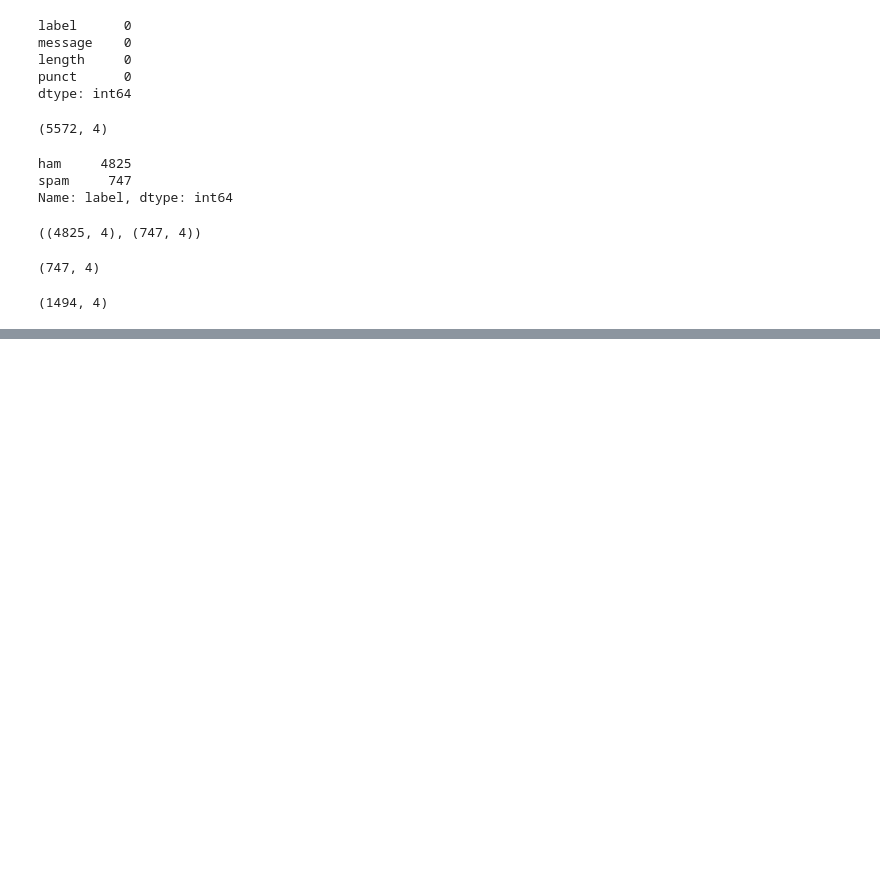
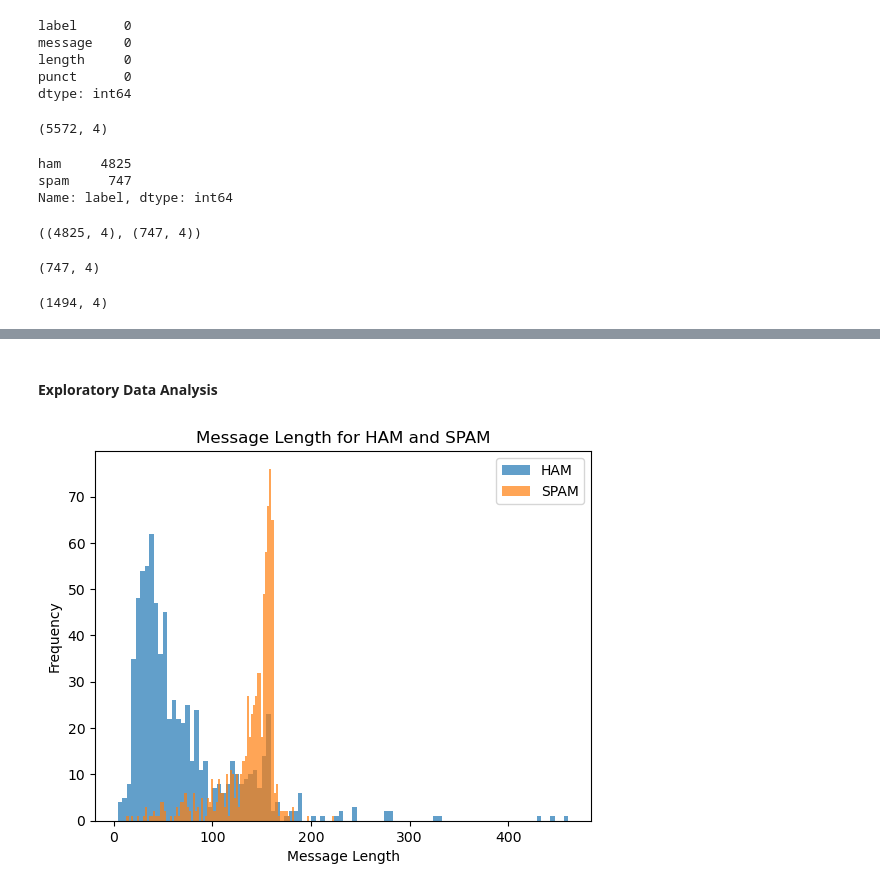
Before and after one commit to mdislammazharul/Email_Spam_Detection, a Jupyter notebook: Email_Spam_Detection.ipynb, the cells around one changed output, grey strips where cells are left out. Saved outputs shown, nothing was run; the diff lists cells and outputs as text; code cells hidden in the pictures; blank space fills up the shorter version.

Commit message:
feat: data visualization done

```diff
--- a/Email_Spam_Detection.ipynb
+++ b/Email_Spam_Detection.ipynb
@@ -71,0 +80,14 @@ data.shape
+# %% [markdown]
+#### Exploratory Data Analysis
+# %%
+# Messages length of more than 180's are highly frequent in SPAM compared to HAM.
+
+plt.hist(ham['length'], bins=100, alpha=0.7, label='HAM')
+plt.hist(spam['length'], bins=100, alpha=0.7, label='SPAM')
+plt.title('Message Length for HAM and SPAM')
+plt.xlabel('Message Length')
+plt.ylabel('Frequency')
+plt.legend()
+plt.show()
+# %% [output]
+[figure, added]
```
Also changed, not shown: parts of 3 cells of this notebook.
